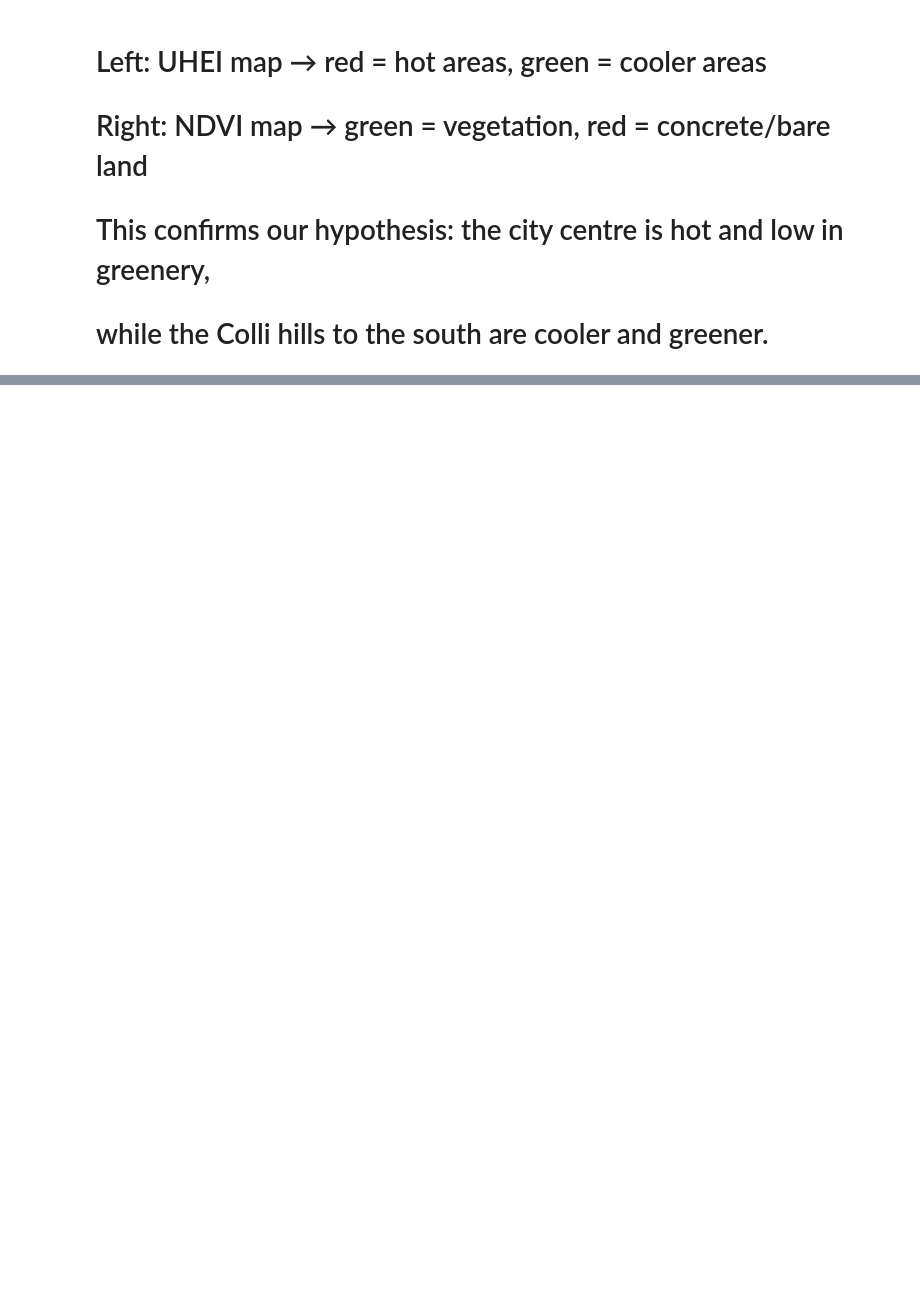
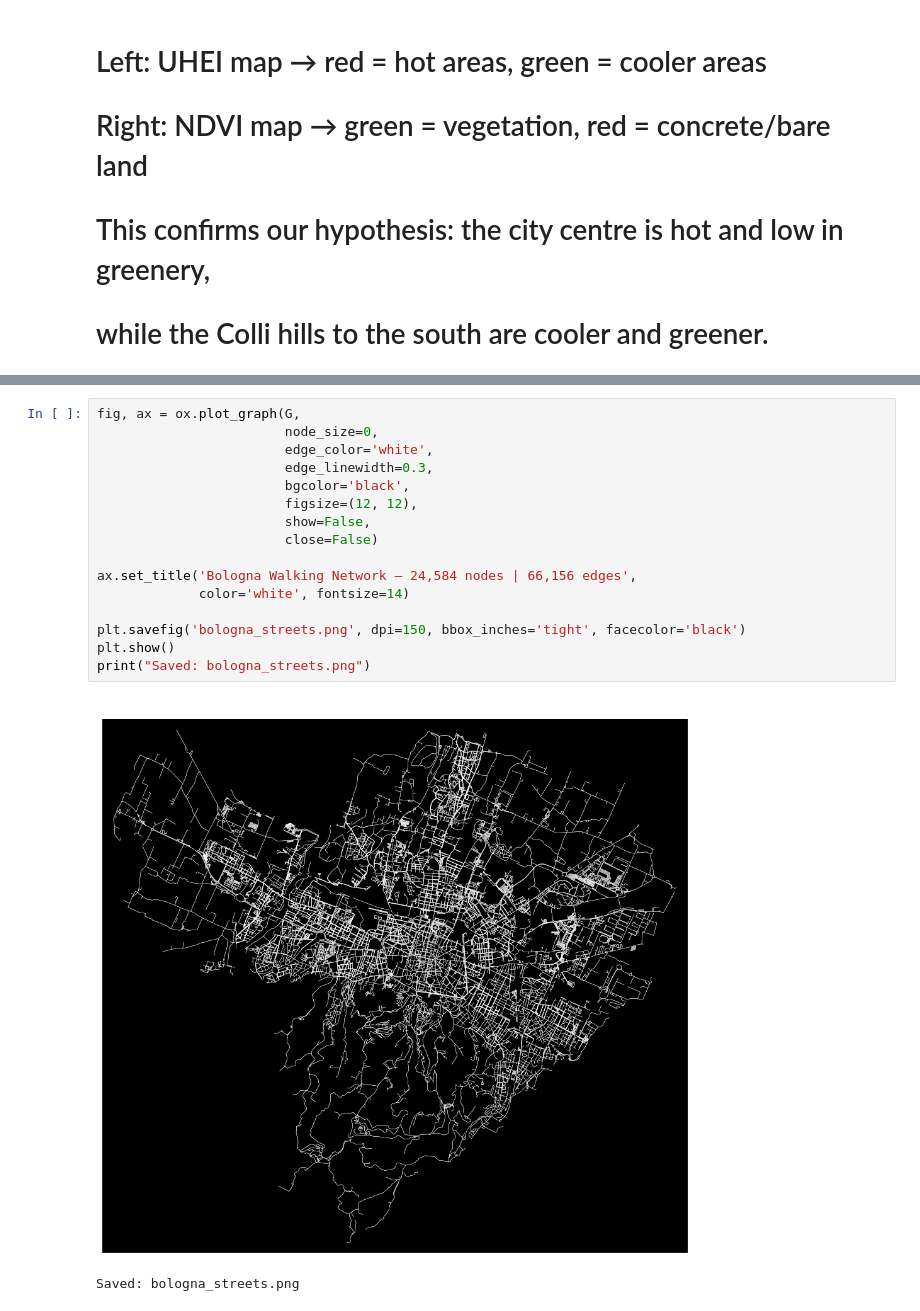
Before and after one commit to Jeanritah/ai-sustainable-routing, a Jupyter notebook: Bologna_Cool_Routing_Proof_of_Concept.ipynb, the cells around one changed output, grey strips where cells are left out. Drawn from its saved outputs; the diff is of its cells as text; blank space fills up the shorter version.

```diff
--- a/Bologna_Cool_Routing_Proof_of_Concept.ipynb
+++ b/Bologna_Cool_Routing_Proof_of_Concept.ipynb
@@ -957,0 +150,19 @@ C — Green priority    (10/30/60)
+# %%
+fig, ax = ox.plot_graph(G,
+                        node_size=0,
+                        edge_color='white',
+                        edge_linewidth=0.3,
+                        bgcolor='black',
+                        figsize=(12, 12),
+                        show=False,
+                        close=False)
+
+ax.set_title('Bologna Walking Network — 24,584 nodes | 66,156 edges',
+             color='white', fontsize=14)
+
+plt.savefig('bologna_streets.png', dpi=150, bbox_inches='tight', facecolor='black')
+plt.show()
+print("Saved: bologna_streets.png")
+# %% [output]
+[figure, added]
+Saved: bologna_streets.png
```
Also changed, not shown: parts of 55 cells of this notebook.
